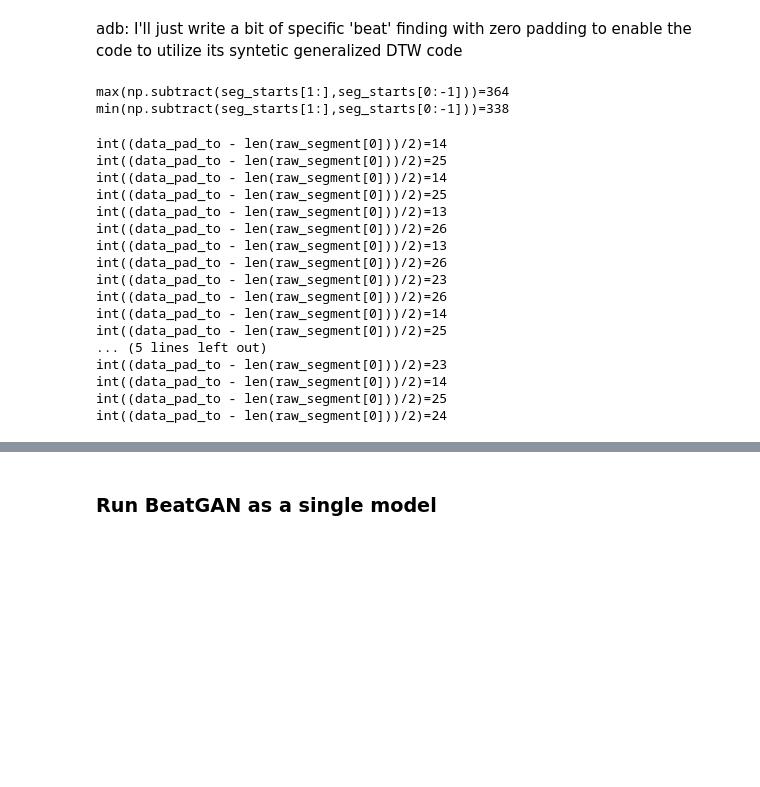
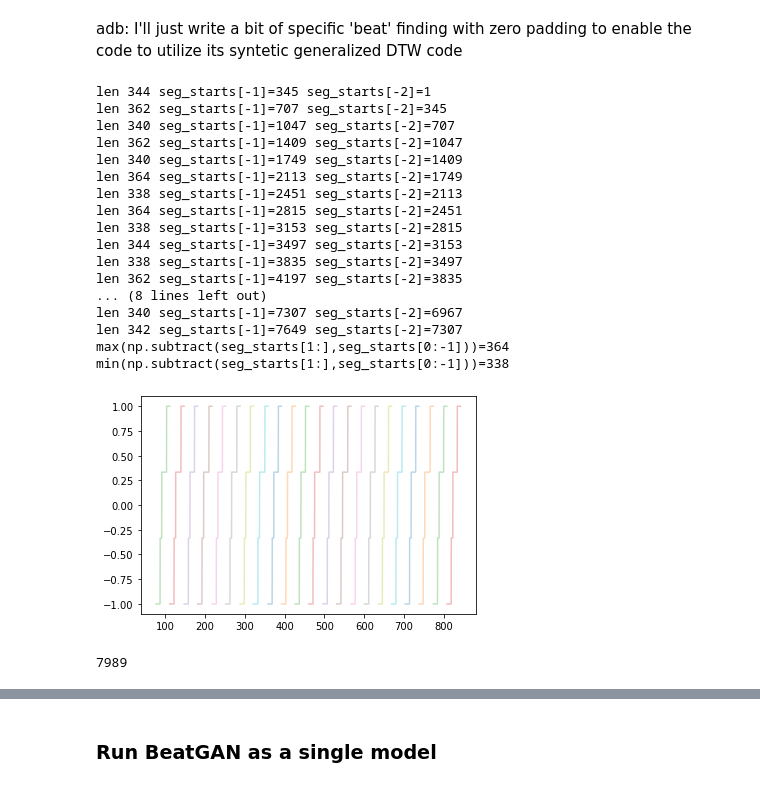
Before and after one commit to adb-home/spartan2-tutorials, a Jupyter notebook: BeatGAN_adb.ipynb, the cells around one changed output, grey strips where cells are left out. Drawn from its saved outputs; the diff is of its cells as text; code cells hidden in the pictures; blank space fills up the shorter version.

```diff
--- a/BeatGAN_adb.ipynb
+++ b/BeatGAN_adb.ipynb
@@ -68,47 +69,37 @@ if False:
 # %% [markdown]
 adb: I'll just write a bit of specific 'beat' finding with zero padding to enable the code to utilize its syntetic generalized DTW code
 # %%
-# data_extend will extend the data capture for each pulse both ends
-# data_pad_to will further expand the training space for training balanced both ends
-data_extend = 5
-data_pad_to = 400
-
-
 known_pulse_AO = time_series.val_tensor[pulse_AO_idx,:]
 seg_starts = []
 for seg_idx in range(1, len(known_pulse_AO)):
     if (known_pulse_AO[seg_idx-1] > 0.95) and (known_pulse_AO[seg_idx] < -0.95):
         seg_starts.append(seg_idx)
-
+        if len(seg_starts) > 1:
+            print(f"len {seg_starts[-1]-seg_starts[-2]} {seg_starts[-1]=} {seg_starts[-2]=}")
+            plt.plot(time_series.time_tensor[seg_starts[-2]:seg_starts[-1]], known_pulse_AO[seg_starts[-2]:seg_starts[-1]], markeredgecolor='none', alpha=0.3, color='C'+str(len(seg_starts)), label=seg_idx)
+#plt.legend()
 print(f"{max(np.subtract(seg_starts[1:],seg_starts[0:-1]))=}")
 print(f"{min(np.subtract(seg_starts[1:],seg_starts[0:-1]))=}")
 # %% [output]
+len 344 seg_starts[-1]=345 seg_starts[-2]=1
+len 362 seg_starts[-1]=707 seg_starts[-2]=345
+len 340 seg_starts[-1]=1047 seg_starts[-2]=707
+len 362 seg_starts[-1]=1409 seg_starts[-2]=1047
+len 340 seg_starts[-1]=1749 seg_starts[-2]=1409
+len 364 seg_starts[-1]=2113 seg_starts[-2]=1749
+len 338 seg_starts[-1]=2451 seg_starts[-2]=2113
+len 364 seg_starts[-1]=2815 seg_starts[-2]=2451
+len 338 seg_starts[-1]=3153 seg_starts[-2]=2815
+len 344 seg_starts[-1]=3497 seg_starts[-2]=3153
+len 338 seg_starts[-1]=3835 seg_starts[-2]=3497
+len 362 seg_starts[-1]=4197 seg_starts[-2]=3835
+... (8 lines left out)
+len 340 seg_starts[-1]=7307 seg_starts[-2]=6967
+len 342 seg_starts[-1]=7649 seg_starts[-2]=7307
 max(np.subtract(seg_starts[1:],seg_starts[0:-1]))=364
 min(np.subtract(seg_starts[1:],seg_starts[0:-1]))=338
+[figure, added]
-# %%
-segments = []
-for cnt, seg_idx in enumerate(seg_starts[:-1]):
-    if seg_idx-data_extend >= 0 and seg_idx + data_extend < time_series.length:
-        raw_segment = time_series.val_tensor[:, seg_idx - data_extend: seg_starts[cnt+1] + data_extend]
-        print(f"{int((data_pad_to - len(raw_segment[0]))/2)=}")
-        segments.append(raw_segment)
-
-segments = st.DTensor.from_numpy(np.array(segments))
-# %% [output]
-int((data_pad_to - len(raw_segment[0]))/2)=14
-int((data_pad_to - len(raw_segment[0]))/2)=25
-int((data_pad_to - len(raw_segment[0]))/2)=14
-int((data_pad_to - len(raw_segment[0]))/2)=25
-int((data_pad_to - len(raw_segment[0]))/2)=13
-int((data_pad_to - len(raw_segment[0]))/2)=26
-int((data_pad_to - len(raw_segment[0]))/2)=13
-int((data_pad_to - len(raw_segment[0]))/2)=26
-int((data_pad_to - len(raw_segment[0]))/2)=23
-int((data_pad_to - len(raw_segment[0]))/2)=26
-int((data_pad_to - len(raw_segment[0]))/2)=14
-int((data_pad_to - len(raw_segment[0]))/2)=25
-... (5 lines left out)
-int((data_pad_to - len(raw_segment[0]))/2)=23
-int((data_pad_to - len(raw_segment[0]))/2)=14
-int((data_pad_to - len(raw_segment[0]))/2)=25
-int((data_pad_to - len(raw_segment[0]))/2)=24
+# %%
+time_series.length
+# %% [output]
+7989
```
Also changed, not shown: parts of 7 cells of this notebook, 2 other files.
